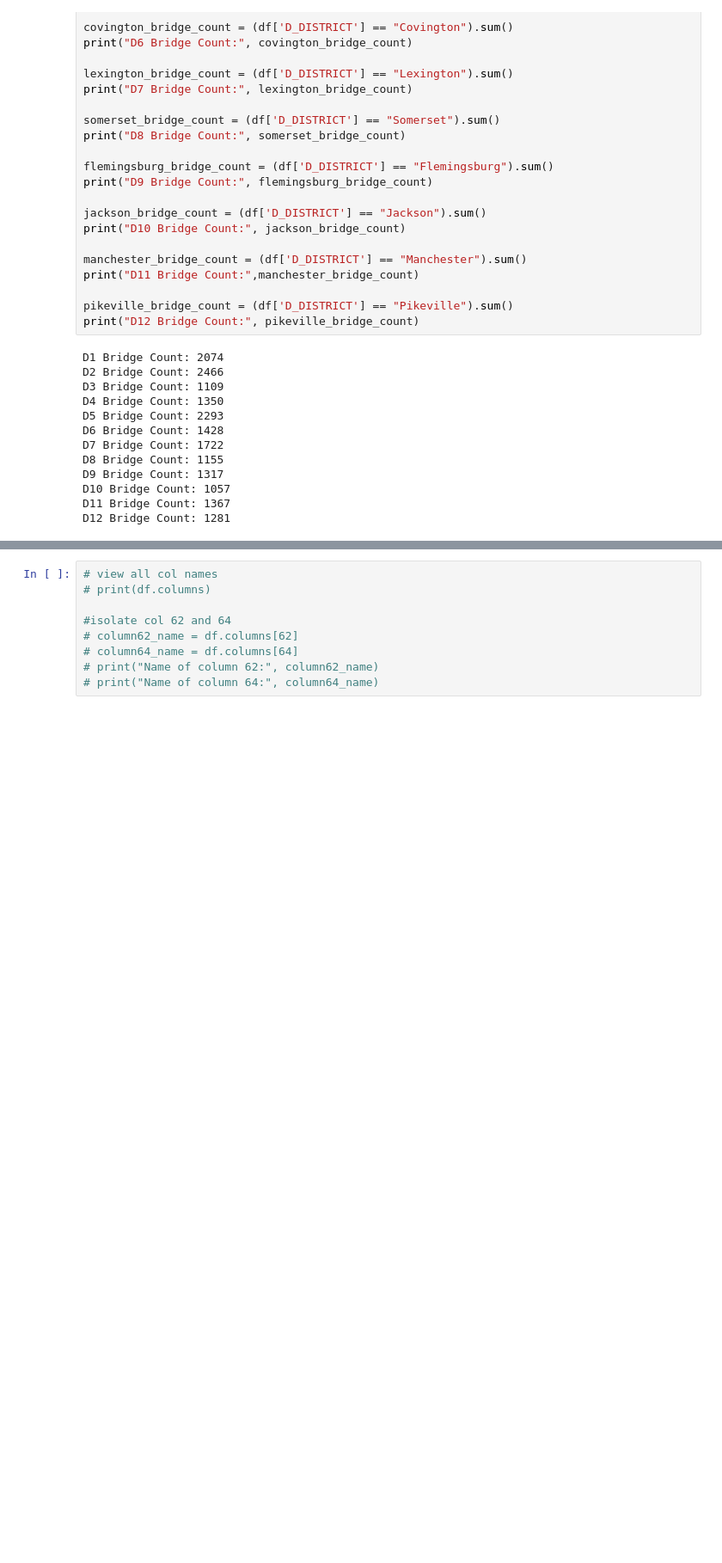
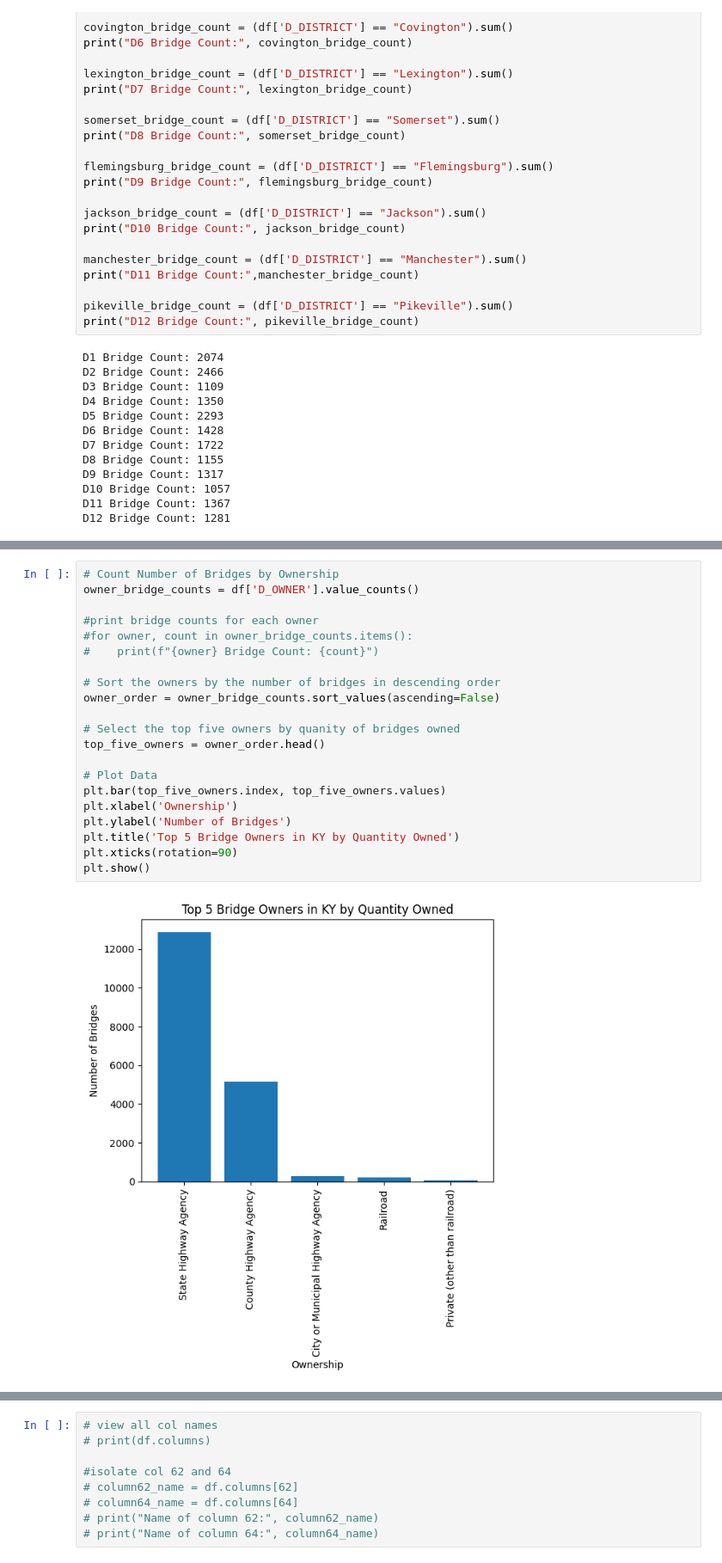
Before and after one commit to DaveenK/KYTC_Bridges, a Jupyter notebook: ky-bridge-analysis-DaveenKnue.ipynb, the cells around one changed output, grey strips where cells are left out. Shown at 86% size. Drawn from its saved outputs; the diff is of its cells as text; blank space fills up the shorter version.

```diff
--- a/ky-bridge-analysis-DaveenKnue.ipynb
+++ b/ky-bridge-analysis-DaveenKnue.ipynb
@@ -100,0 +136,23 @@ D10 Bridge Count: 1057
+# %%
+# Count Number of Bridges by Ownership
+owner_bridge_counts = df['D_OWNER'].value_counts()
+
+#print bridge counts for each owner
+#for owner, count in owner_bridge_counts.items():
+#    print(f"{owner} Bridge Count: {count}")
+
+# Sort the owners by the number of bridges in descending order
+owner_order = owner_bridge_counts.sort_values(ascending=False)
+
+# Select the top five owners by quanity of bridges owned
+top_five_owners = owner_order.head()
+
+# Plot Data
+plt.bar(top_five_owners.index, top_five_owners.values)
+plt.xlabel('Ownership')
+plt.ylabel('Number of Bridges')
+plt.title('Top 5 Bridge Owners in KY by Quantity Owned')
+plt.xticks(rotation=90)
+plt.show()
+# %% [output]
+[figure, added]
```
Also changed, not shown: parts of 8 cells of this notebook, 1 other file.
